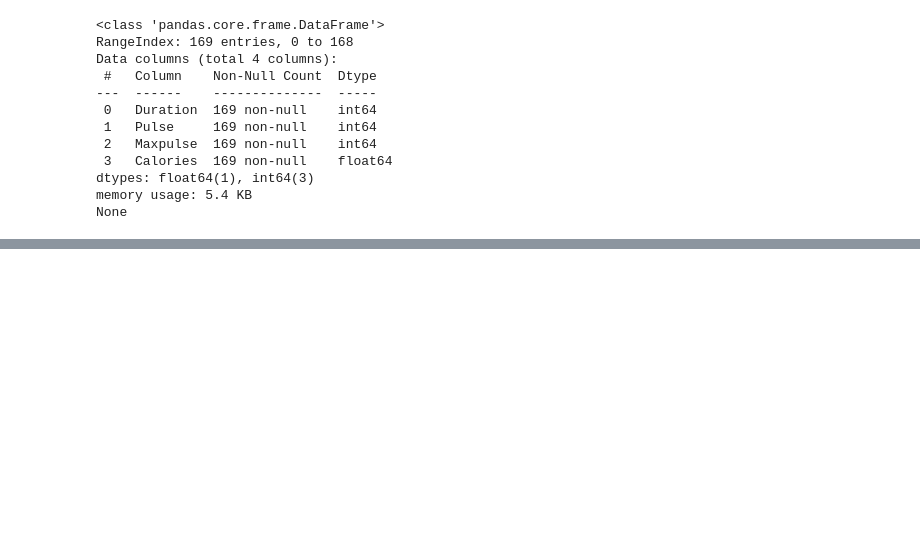
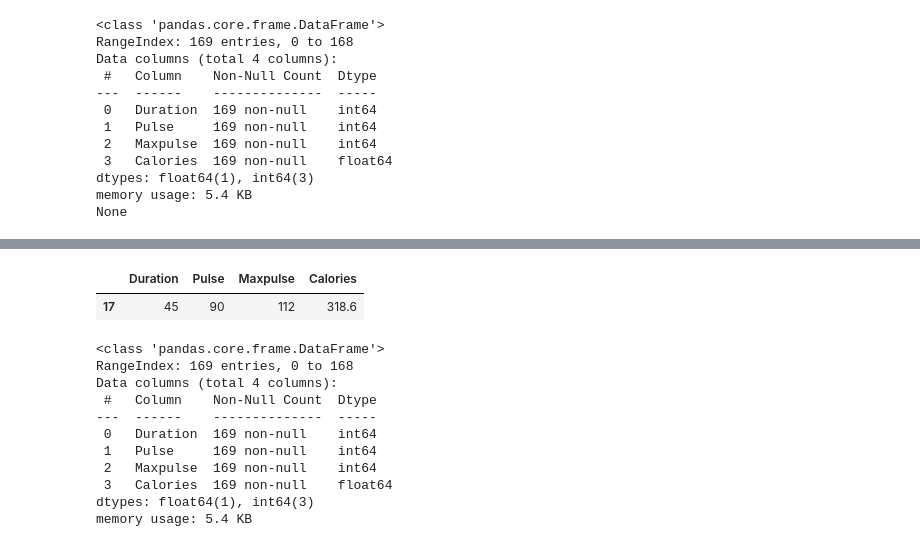
Before and after one commit to Ali-awesome/machine-learning, a Jupyter notebook: Pandas/pandasInside.ipynb, the cells around one changed output, grey strips where cells are left out. Drawn from its saved outputs; the diff is of its cells as text; code cells hidden in the pictures; blank space fills up the shorter version.

```diff
--- a/Pandas/pandasInside.ipynb
+++ b/Pandas/pandasInside.ipynb
@@ -204,0 +245,21 @@ None
+# %%
+# Second Method: Replace Using Mean, Median, or Mode
+df6 = pd.read_csv('../datasets/data.csv')
+x = df6["Calories"].median() # Median is the middle most number of all calories in ascending order.
+df6["Calories"].fillna(x, inplace = True)
+display(df6.loc[17:17])
+df6.info()
+# %% [output]
+|  | Duration | Pulse | Maxpulse | Calories |
+| 17 | 45 | 90 | 112 | 318.6 |
+<class 'pandas.core.frame.DataFrame'>
+RangeIndex: 169 entries, 0 to 168
+Data columns (total 4 columns):
+ #   Column    Non-Null Count  Dtype
+---  ------    --------------  -----
+ 0   Duration  169 non-null    int64
+ 1   Pulse     169 non-null    int64
+ 2   Maxpulse  169 non-null    int64
+ 3   Calories  169 non-null    float64
+dtypes: float64(1), int64(3)
+memory usage: 5.4 KB
```
Also changed, not shown: parts of 5 cells of this notebook.
